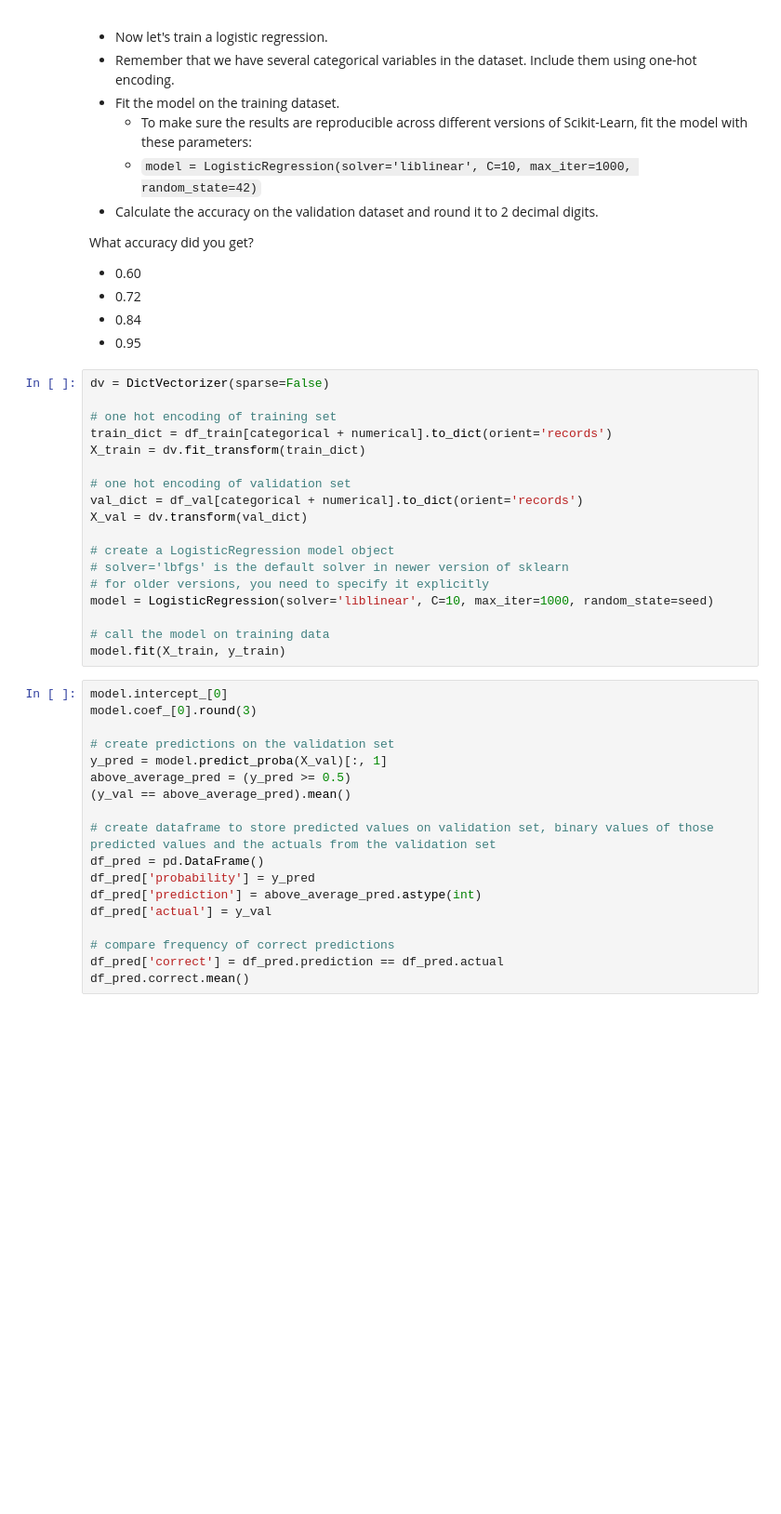
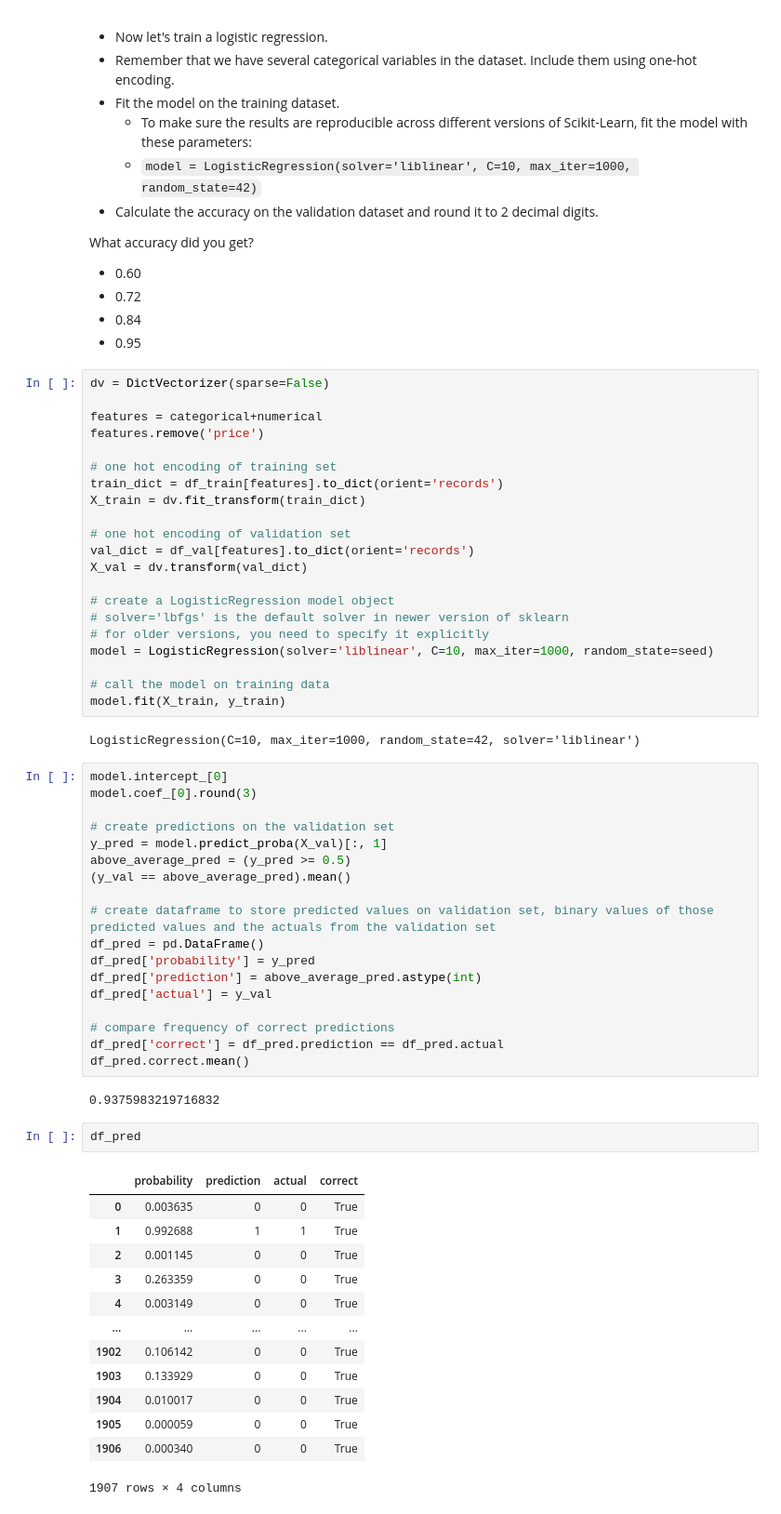
Before and after one commit to waleedayoub/machine-learning-zoomcamp, a Jupyter notebook: cohorts/2023/03-classification/week3-homework-submission.ipynb, the cells around one changed output. Shown at 93% size. Cells and saved outputs as stored; diff of their text form; blank space fills up the shorter version.

```diff
--- a/cohorts/2023/03-classification/week3-homework-submission.ipynb
+++ b/cohorts/2023/03-classification/week3-homework-submission.ipynb
@@ -278,12 +288,15 @@ What accuracy did you get?
 # %%
 dv = DictVectorizer(sparse=False)
 
+features = categorical+numerical
+features.remove('price')
+
 # one hot encoding of training set
-train_dict = df_train[categorical + numerical].to_dict(orient='records')
+train_dict = df_train[features].to_dict(orient='records')
 X_train = dv.fit_transform(train_dict)
 
 # one hot encoding of validation set
-val_dict = df_val[categorical + numerical].to_dict(orient='records')
+val_dict = df_val[features].to_dict(orient='records')
 X_val = dv.transform(val_dict)
 
 # create a LogisticRegression model object
@@ -293,6 +306,8 @@ model = LogisticRegression(solver='liblinear', C=10, max_iter=1000, random_state
 
 # call the model on training data
 model.fit(X_train, y_train)
+# %% [output]
+LogisticRegression(C=10, max_iter=1000, random_state=42, solver='liblinear')
 # %%
 model.intercept_[0]
 model.coef_[0].round(3)
@@ -311,6 +326,24 @@ df_pred['actual'] = y_val
 # compare frequency of correct predictions
 df_pred['correct'] = df_pred.prediction == df_pred.actual
 df_pred.correct.mean()
+# %% [output]
+0.9375983219716832
+# %%
+df_pred
+# %% [output]
+|  | probability | prediction | actual | correct |
+| 0 | 0.003635 | 0 | 0 | True |
+| 1 | 0.992688 | 1 | 1 | True |
+| 2 | 0.001145 | 0 | 0 | True |
+| 3 | 0.263359 | 0 | 0 | True |
+| 4 | 0.003149 | 0 | 0 | True |
+| ... | ... | ... | ... | ... |
+| 1902 | 0.106142 | 0 | 0 | True |
+| 1903 | 0.133929 | 0 | 0 | True |
+| 1904 | 0.010017 | 0 | 0 | True |
+| 1905 | 0.000059 | 0 | 0 | True |
+| 1906 | 0.000340 | 0 | 0 | True |
+1907 rows × 4 columns
 # %% [markdown]
 ### Question 5
 
```
Also changed, not shown: parts of 10 cells of this notebook.
